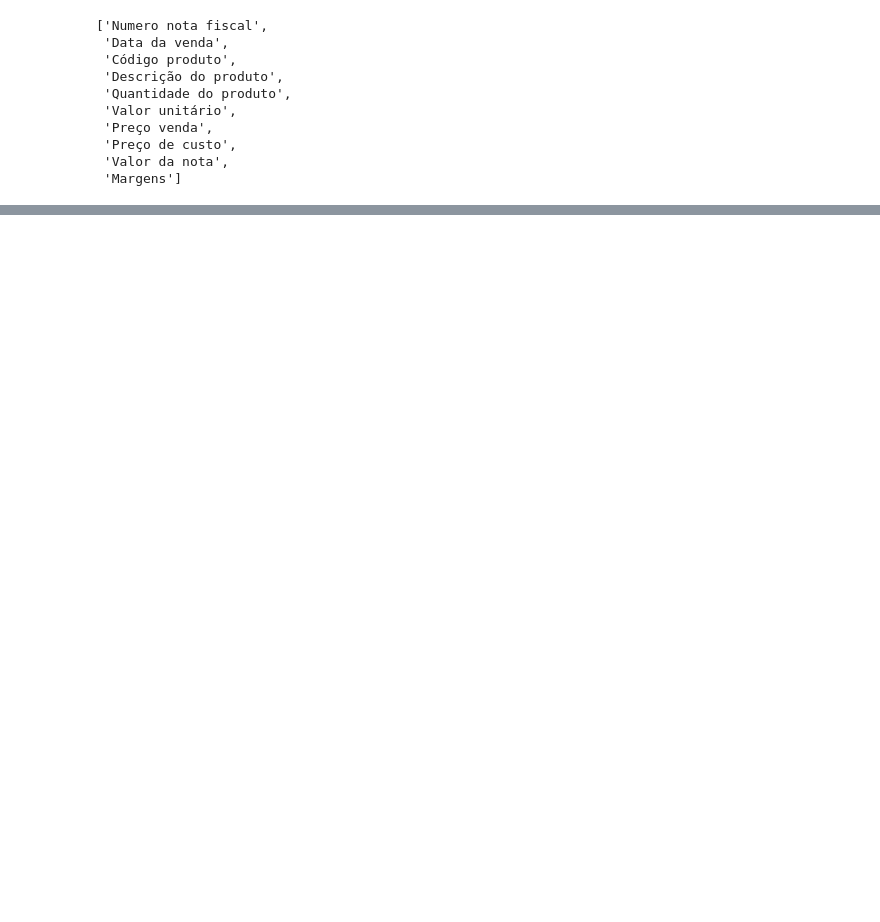
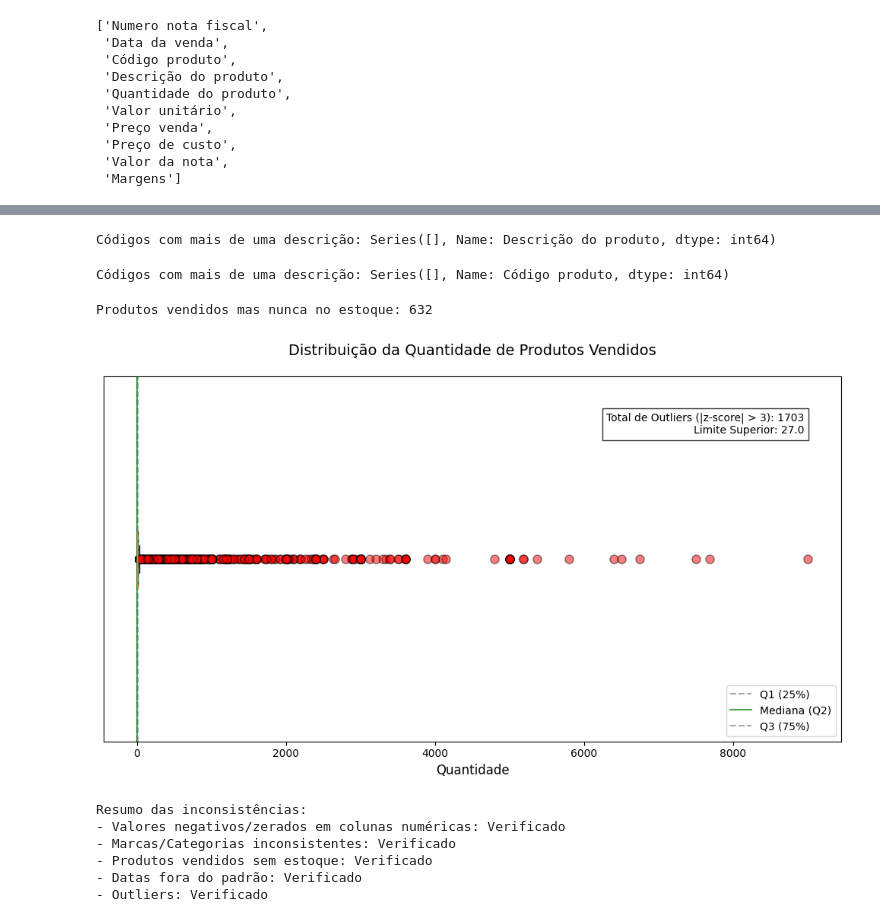
Before and after one commit to PauloQuirinoMN/Sistema-de-Recomendacao-e-Cross-selling, a Jupyter notebook: exploratoria.ipynb, the cells around one changed output, grey strips where cells are left out. Drawn from its saved outputs; the diff is of its cells as text; code cells hidden in the pictures; blank space fills up the shorter version.

```diff
--- a/exploratoria.ipynb
+++ b/exploratoria.ipynb
@@ -240,0 +356,79 @@ memory usage: 32.5+ MB
+# %%
+# Verifique se há códigos com mais de uma descrição
+codigos_com_multiplas_desc = df_vendas_enriquecido.groupby('Código produto')['Descrição do produto'].nunique()
+print("Códigos com mais de uma descrição:", codigos_com_multiplas_desc[codigos_com_multiplas_desc > 1])
+# %% [output]
+Códigos com mais de uma descrição: Series([], Name: Descrição do produto, dtype: int64)
+# %%
+# Verifique se há descrição com mais de um código
+codigos_com_multiplas_desc = df_vendas_enriquecido.groupby('Descrição do produto')['Código produto'].nunique()
+print("Códigos com mais de uma descrição:", codigos_com_multiplas_desc[codigos_com_multiplas_desc > 1])
+# %% [output]
+Códigos com mais de uma descrição: Series([], Name: Código produto, dtype: int64)
+# %%
+produtos_sem_estoque = df_vendas_enriquecido[df_vendas_enriquecido['Quantidade estoque'] == 0]['Código produto'].unique()
+print(f"Produtos vendidos mas nunca no estoque: {len(produtos_sem_estoque)}")
+# %% [output]
+Produtos vendidos mas nunca no estoque: 632
+# %%
+import matplotlib.pyplot as plt
+import numpy as np
+from scipy import stats
+
+# Dados
+quantidades = df_vendas_enriquecido['Quantidade do produto']
+
+# --- Gráfico Boxplot Aprimorado ---
+plt.figure(figsize=(10, 6))
+
+# Boxplot principal
+boxplot = plt.boxplot(quantidades,
+                     vert=False,  # Horizontal para melhor leitura
+                     patch_artist=True,  # Preenchimento colorido
+                     boxprops=dict(facecolor='lightblue'),  # Cor da caixa
+                     flierprops=dict(marker='o', markersize=8, markerfacecolor='red', alpha=0.5))  # Outliers em vermelho
+
+# Títulos e labels
+plt.title('Distribuição da Quantidade de Produtos Vendidos', fontsize=14, pad=20)
+plt.xlabel('Quantidade', fontsize=12)
+plt.yticks([])  # Remove o tick do eixo Y (não necessário para um único boxplot)
+
+# Adiciona linhas de referência para quartis
+q1, q2, q3 = np.percentile(quantidades, [25, 50, 75])
+plt.axvline(q1, color='gray', linestyle='--', alpha=0.7, label='Q1 (25%)')
+plt.axvline(q2, color='green', linestyle='-', alpha=0.7, label='Mediana (Q2)')
+plt.axvline(q3, color='gray', linestyle='--', alpha=0.7, label='Q3 (75%)')
+
+# Legenda
+plt.legend()
+
+# --- Identificação de Outliers com Z-Score ---
+z_scores = stats.zscore(quantidades)
+outliers = quantidades[(z_scores > 3) | (z_scores < -3)]
+
+# Adiciona texto com contagem de outliers
+plt.text(0.95, 0.9,
+         f'Total de Outliers (|z-score| > 3): {len(outliers)}\n'
+         f'Limite Superior: {q3 + 1.5*(q3-q1):.1f}',
+         transform=plt.gca().transAxes,
+         ha='right', va='top',
+         bbox=dict(facecolor='white', alpha=0.8))
+
+plt.tight_layout()
+plt.show()
+# %% [output]
+[figure, added]
+# %%
+print("Resumo das inconsistências:")
+print("- Valores negativos/zerados em colunas numéricas: Verificado")
+print("- Marcas/Categorias inconsistentes: Verificado")
+print("- Produtos vendidos sem estoque: Verificado")
+print("- Datas fora do padrão: Verificado")
+print("- Outliers: Verificado")
+# %% [output]
+Resumo das inconsistências:
+- Valores negativos/zerados em colunas numéricas: Verificado
+- Marcas/Categorias inconsistentes: Verificado
+- Produtos vendidos sem estoque: Verificado
+- Datas fora do padrão: Verificado
+- Outliers: Verificado
```
Also changed, not shown: parts of 29 cells of this notebook, 1 other file.
